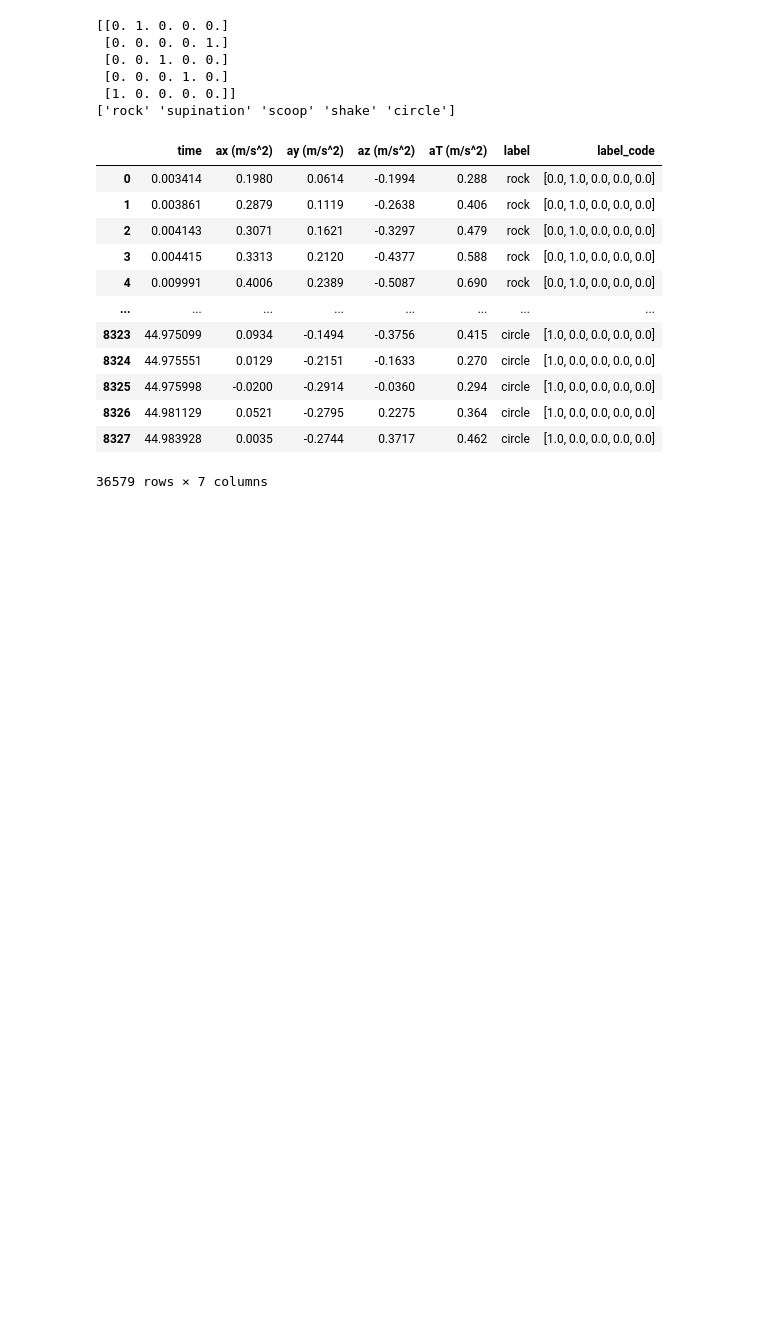
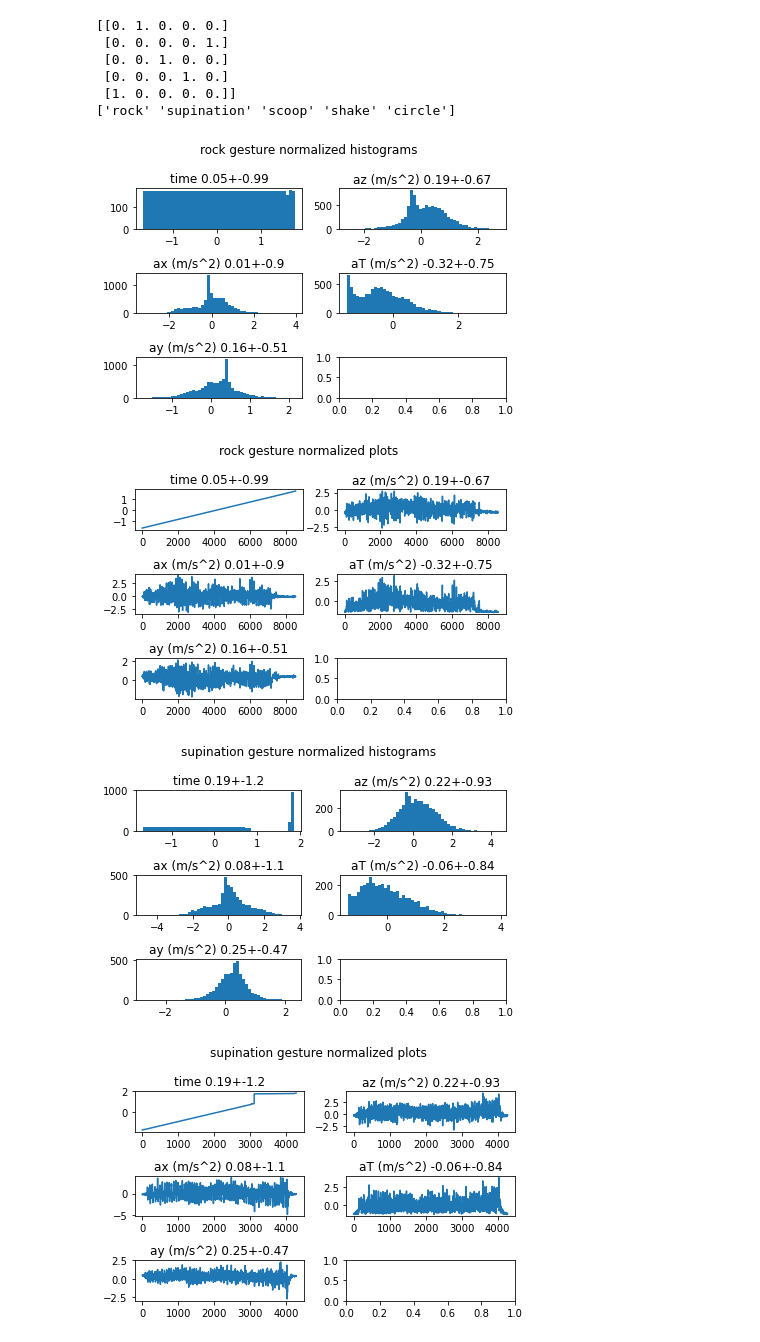
Before and after one commit to learniotai/iotai-sensor-classifications, a Jupyter notebook: encode_labels.ipynb, the cells around one changed output. Drawn from its saved outputs; the diff is of its cells as text; code cells hidden in the pictures; blank space fills up the shorter version.

Commit message:
Test output of data preprocessing

```diff
--- a/encode_labels.ipynb
+++ b/encode_labels.ipynb
@@ -100,21 +100,21 @@ print(decoded_gestures)
 ['rock' 'supination' 'scoop' 'shake' 'circle']
 # %%
 # def test_parse_gestures(gesture_recordings):
-#    """Test parsing gesture data creating labels into a dataset for training and or testing models."""
+#     """Test parsing gesture data creating labels into a dataset for training and or testing models."""
 parsed_gestures, label_coder = parse_recording(gesture_recordings_)
 assert all(label_coder.decode_one_hots(parsed_gestures["label_code"]) == parsed_gestures["label"])
-parsed_gestures
+parsed_numbers = filter_columns(parsed_gestures)
+assert all(np.isclose(parsed_numbers.mean(axis=0), 0.0))
+assert all(np.isclose(parsed_numbers.std(axis=0), 1.0))
+gesture_names = parsed_gestures['label'].unique()
+test_output = os.path.join("test_output", "gestures", "preprocessed")
+os.makedirs(test_output, exist_ok=True)
+for gesture_name in gesture_names:
+    gesture_rows = parsed_gestures.loc[parsed_gestures['label'].isin([gesture_name])]
+    column_histograms(gesture_rows, name=f"{gesture_name} gesture normalized")
+    plot_columns(gesture_rows, name=f"{gesture_name} gesture normalized")
 # %% [output]
-|  | time | ax (m/s^2) | ay (m/s^2) | az (m/s^2) | aT (m/s^2) | label | label_code |
-| 0 | 0.003414 | 0.1980 | 0.0614 | -0.1994 | 0.288 | rock | [0.0, 1.0, 0.0, 0.0, 0.0] |
-| 1 | 0.003861 | 0.2879 | 0.1119 | -0.2638 | 0.406 | rock | [0.0, 1.0, 0.0, 0.0, 0.0] |
-| 2 | 0.004143 | 0.3071 | 0.1621 | -0.3297 | 0.479 | rock | [0.0, 1.0, 0.0, 0.0, 0.0] |
-| 3 | 0.004415 | 0.3313 | 0.2120 | -0.4377 | 0.588 | rock | [0.0, 1.0, 0.0, 0.0, 0.0] |
-| 4 | 0.009991 | 0.4006 | 0.2389 | -0.5087 | 0.690 | rock | [0.0, 1.0, 0.0, 0.0, 0.0] |
-| ... | ... | ... | ... | ... | ... | ... | ... |
-| 8323 | 44.975099 | 0.0934 | -0.1494 | -0.3756 | 0.415 | circle | [1.0, 0.0, 0.0, 0.0, 0.0] |
-| 8324 | 44.975551 | 0.0129 | -0.2151 | -0.1633 | 0.270 | circle | [1.0, 0.0, 0.0, 0.0, 0.0] |
-| 8325 | 44.975998 | -0.0200 | -0.2914 | -0.0360 | 0.294 | circle | [1.0, 0.0, 0.0, 0.0, 0.0] |
-| 8326 | 44.981129 | 0.0521 | -0.2795 | 0.2275 | 0.364 | circle | [1.0, 0.0, 0.0, 0.0, 0.0] |
-| 8327 | 44.983928 | 0.0035 | -0.2744 | 0.3717 | 0.462 | circle | [1.0, 0.0, 0.0, 0.0, 0.0] |
-36579 rows × 7 columns
+[figure, added]
+[figure, added]
+[figure, added]
+[figure, added]
```
Also changed, not shown: parts of 2 cells of this notebook.
